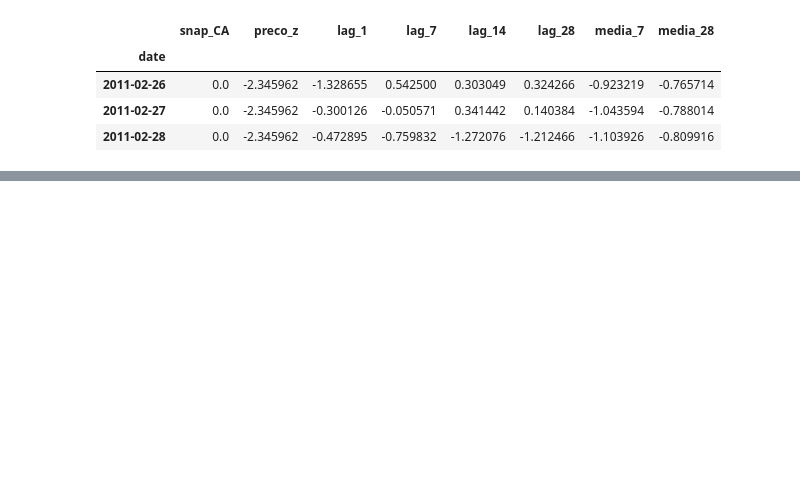
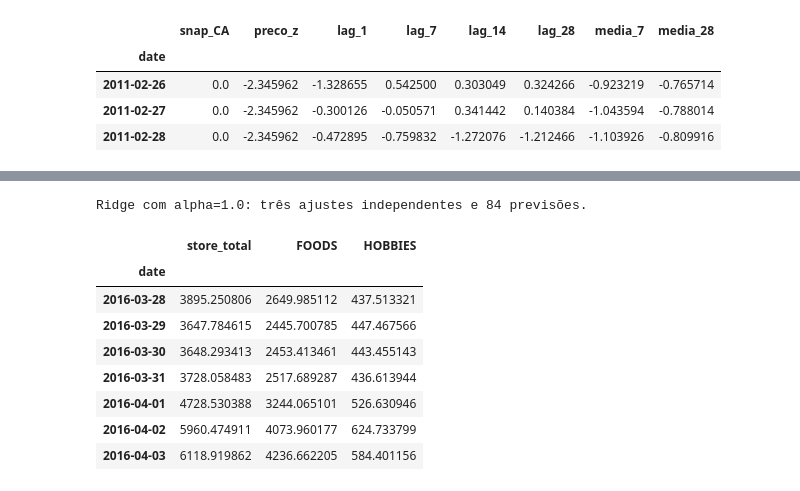
Before and after one commit to Os-Estudiosos/time-series-2026-2, a Jupyter notebook: main.ipynb, the cells around one changed output, grey strips where cells are left out. Drawn from its saved outputs; the diff is of its cells as text; code cells hidden in the pictures; blank space fills up the shorter version.

```diff
--- a/main.ipynb
+++ b/main.ipynb
@@ -2265,0 +2354,41 @@ display(t2_preparados["store_total"]["X_treino"][
+# %%
+# Os três ajustes e as 84 previsões ficam prontos antes da leitura do y de validação.
+t2_modelos_lineares = {
+    serie: t2_ajustar_linear(preparo)
+    for serie, preparo in t2_preparados.items()
+}
+t2_previsoes_por_serie = {
+    serie: t2_prever_linear(t2_modelos_lineares[serie], preparo)
+    for serie, preparo in t2_preparados.items()
+}
+t2_previsoes_linear = pd.concat([
+    pd.DataFrame({
+        "date": previsao.index.strftime("%Y-%m-%d"),
+        "series": serie,
+        "modelo": "linear",
+        "yhat": previsao.to_numpy(dtype=float),
+    })
+    for serie, previsao in t2_previsoes_por_serie.items()
+], ignore_index=True)
+
+assert len(t2_previsoes_linear) == len(T2_SERIES) * len(T2_DATAS) == 84
+assert not t2_previsoes_linear.duplicated(["series", "modelo", "date"]).any()
+assert np.isfinite(t2_previsoes_linear["yhat"]).all()
+for serie, modelo in t2_modelos_lineares.items():
+    assert modelo["fim_ajuste"] == T2_ORIGEM
+    assert modelo["alpha"] == T2_ALPHA_LINEAR
+    assert t2_previsoes_por_serie[serie].index.equals(T2_DATAS)
+
+print(f"Ridge com alpha={T2_ALPHA_LINEAR}: três ajustes independentes e 84 previsões.")
+display(pd.DataFrame(t2_previsoes_por_serie).head(7))
+# %% [output]
+Ridge com alpha=1.0: três ajustes independentes e 84 previsões.
+|  | store_total | FOODS | HOBBIES |
+| date |  |  |  |
+| 2016-03-28 | 3895.250806 | 2649.985112 | 437.513321 |
+| 2016-03-29 | 3647.784615 | 2445.700785 | 447.467566 |
+| 2016-03-30 | 3648.293413 | 2453.413461 | 443.455143 |
+| 2016-03-31 | 3728.058483 | 2517.689287 | 436.613944 |
+| 2016-04-01 | 4728.530388 | 3244.065101 | 526.630946 |
+| 2016-04-02 | 5960.474911 | 4073.960177 | 624.733799 |
+| 2016-04-03 | 6118.919862 | 4236.662205 | 584.401156 |
```
Also changed, not shown: parts of 5 cells of this notebook.
